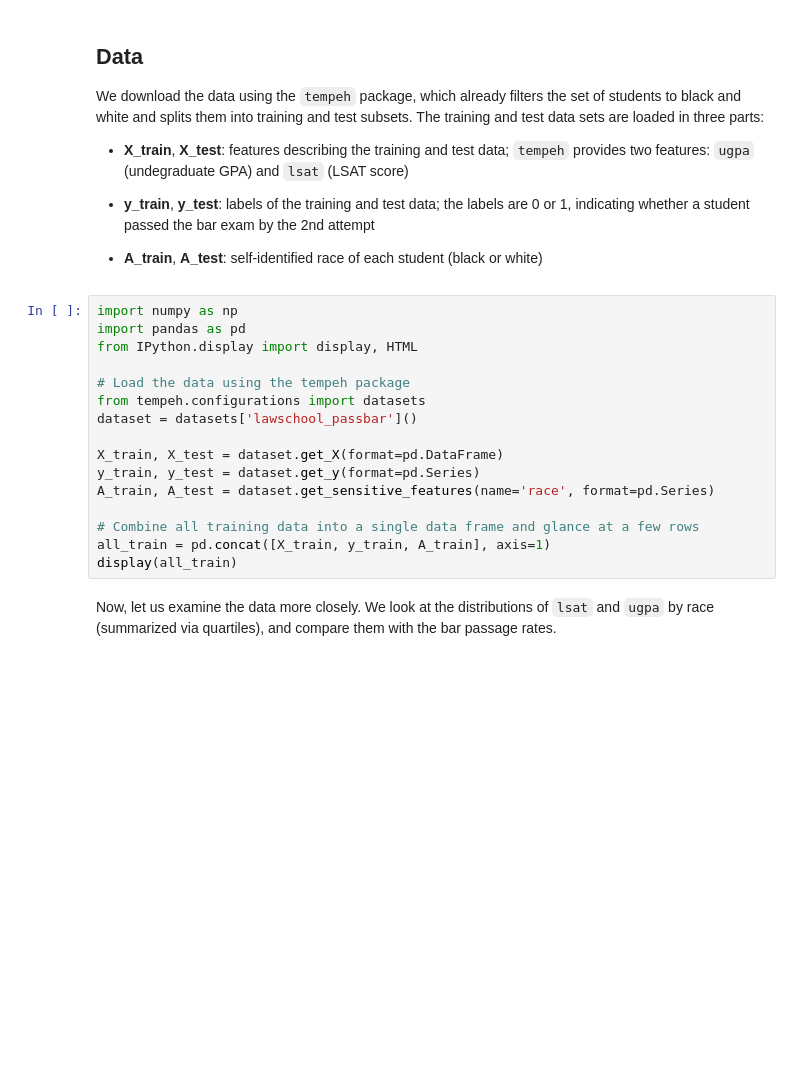
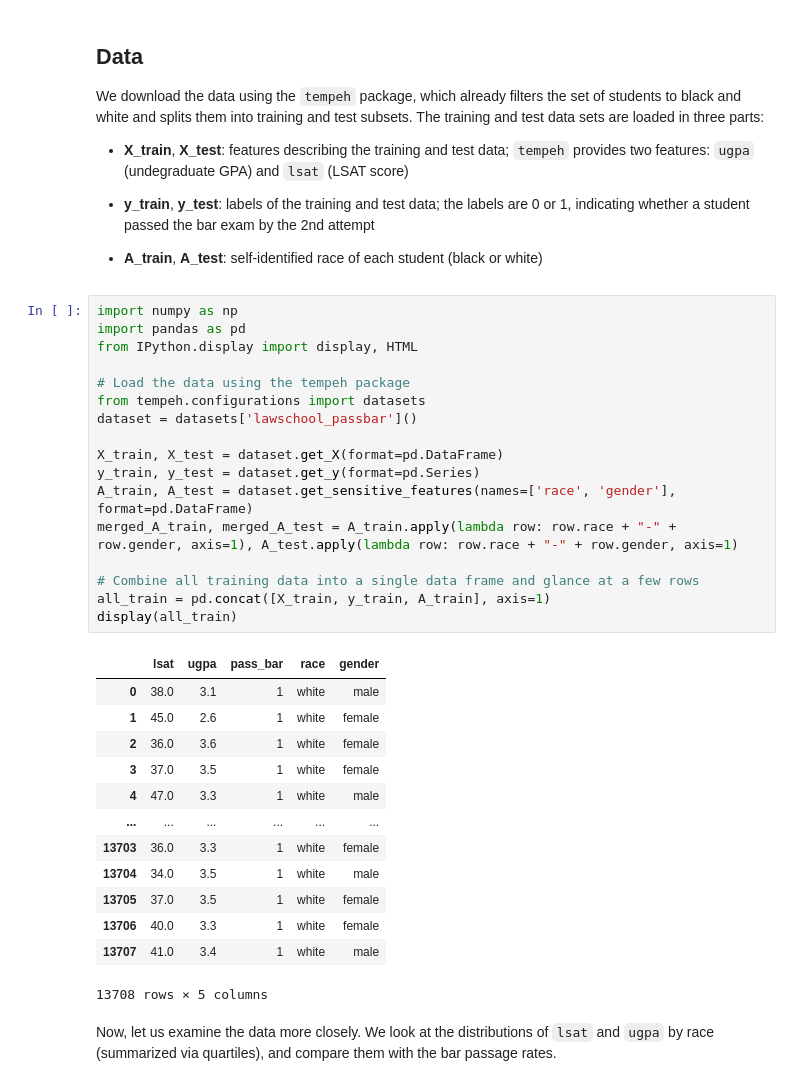
Before and after one commit to fairlearn/fairlearn, a Jupyter notebook: notebooks/Mitigating Disparities in Ranking from Binary Data.ipynb, the cells around one changed output. Drawn from its saved outputs; the diff is of its cells as text; blank space fills up the shorter version.

```diff
--- a/notebooks/Mitigating Disparities in Ranking from Binary Data.ipynb
+++ b/notebooks/Mitigating Disparities in Ranking from Binary Data.ipynb
@@ -36,19 +36,34 @@ We download the data using the `tempeh` package, which already filters the set o
 # %%
 import numpy as np
 import pandas as pd
 from IPython.display import display, HTML
 
 # Load the data using the tempeh package
 from tempeh.configurations import datasets
 dataset = datasets['lawschool_passbar']()
 
 X_train, X_test = dataset.get_X(format=pd.DataFrame)
 y_train, y_test = dataset.get_y(format=pd.Series)
-A_train, A_test = dataset.get_sensitive_features(name='race', format=pd.Series)
+A_train, A_test = dataset.get_sensitive_features(names=['race', 'gender'], format=pd.DataFrame)
+merged_A_train, merged_A_test = A_train.apply(lambda row: row.race + "-" + row.gender, axis=1), A_test.apply(lambda row: row.race + "-" + row.gender, axis=1)
 
 # Combine all training data into a single data frame and glance at a few rows
 all_train = pd.concat([X_train, y_train, A_train], axis=1)
 display(all_train)
+# %% [output]
+|  | lsat | ugpa | pass_bar | race | gender |
+| 0 | 38.0 | 3.1 | 1 | white | male |
+| 1 | 45.0 | 2.6 | 1 | white | female |
+| 2 | 36.0 | 3.6 | 1 | white | female |
+| 3 | 37.0 | 3.5 | 1 | white | female |
+| 4 | 47.0 | 3.3 | 1 | white | male |
+| ... | ... | ... | ... | ... | ... |
+| 13703 | 36.0 | 3.3 | 1 | white | female |
+| 13704 | 34.0 | 3.5 | 1 | white | male |
+| 13705 | 37.0 | 3.5 | 1 | white | female |
+| 13706 | 40.0 | 3.3 | 1 | white | female |
+| 13707 | 41.0 | 3.4 | 1 | white | male |
+13708 rows × 5 columns
 # %% [markdown]
 Now, let us examine the data more closely. We look at the distributions of `lsat` and `ugpa` by race (summarized via quartiles), and compare them with the bar passage rates.
 # %%
```
Also changed, not shown: parts of 13 cells of this notebook, 1 other file.
